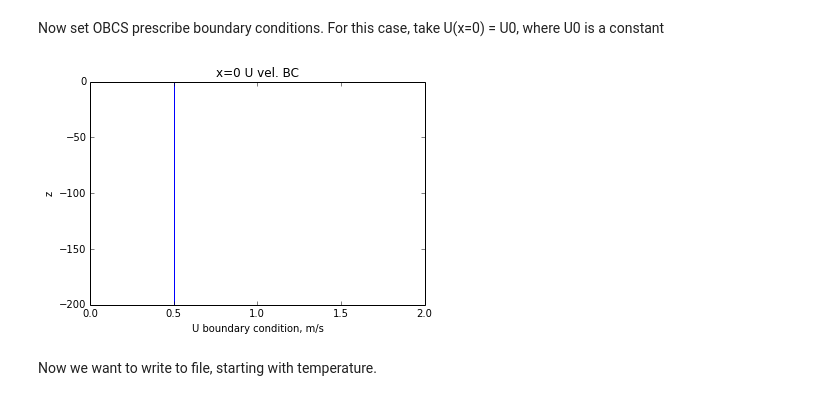
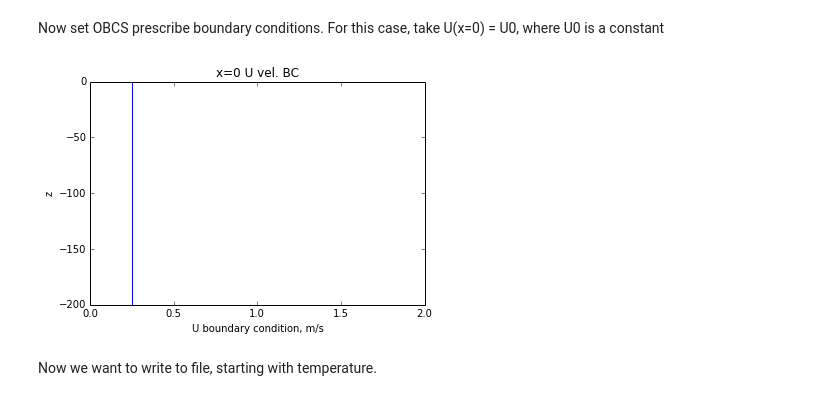
Before and after one commit to UBC-MOAD/flow_separation, a Jupyter notebook: flow_separation/gen_flow_sep_files.ipynb, the cells around one changed output. Saved outputs shown, nothing was run; the diff lists cells and outputs as text; code cells hidden in the pictures.

```diff
--- a/flow_separation/gen_flow_sep_files.ipynb
+++ b/flow_separation/gen_flow_sep_files.ipynb
@@ -14,7 +14,7 @@ _depth = 200; # depth of fluid in metre
 _slope_sc = 0.25e3; # length scale of topographic slope in m
 _xwidth = 10e3; # x size of domain in metres
 _Nx = 256; # number of x points
-_Nz = 64; # number of z points
+_Nz = 256; # number of z points
 _dx = _xwidth/_Nx; # x coord spacing
 _dz = _depth/_Nz; # z coord spacing
 _x = np.linspace(0,_xwidth,_Nx); # x variable --- change for cell-centered coordinates****
@@ -50,15 +50,15 @@ plt.show()
 # %% [markdown]
 Now set OBCS prescribe boundary conditions. For this case, take U(x=0) = U0, where U0 is a constant
 # %%
-_U0 = 0.5; # in m/s
+_U0 = 0.25; # in m/s
 
 _U_bc_west = 0*_z + _U0; # multiply _z by 0 to get an array of correct size, probably better ways to do this
 #_U_bc_west[_z<_bathy[0]]=0; # don't prescribe a velocity in the topography
 
 plt.plot(_U_bc_west,_z); plt.xlim(0,2); plt.ylabel('z'); plt.xlabel('U boundary condition, m/s'); plt.title('x=0 U vel. BC');
 plt.show();
 # %% [output]
-[figure, old version]
+[figure, new version]
 # %% [markdown]
 Now we want to write to file, starting with temperature.
 # %%
```
Also changed, not shown: parts of 5 cells of this notebook, 1 other file.
